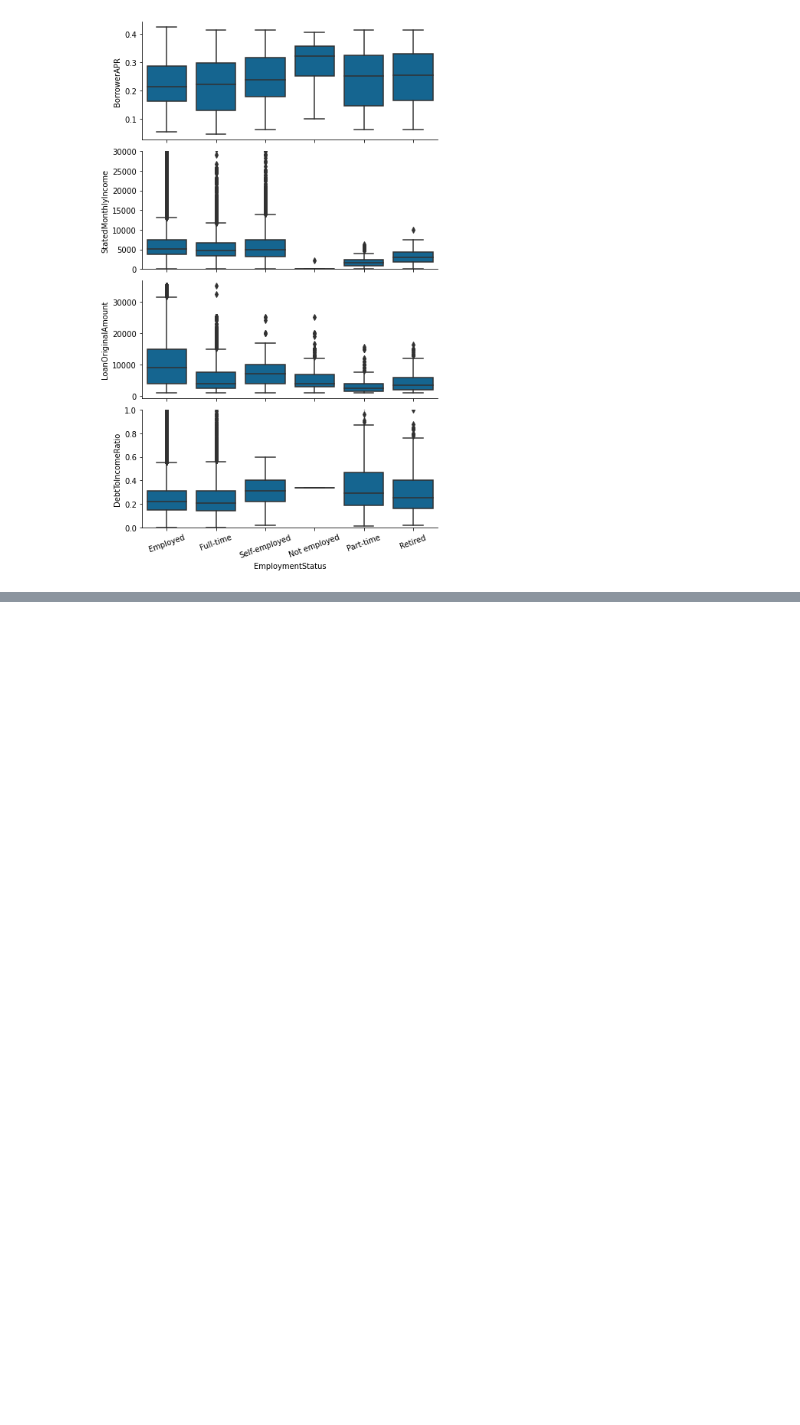
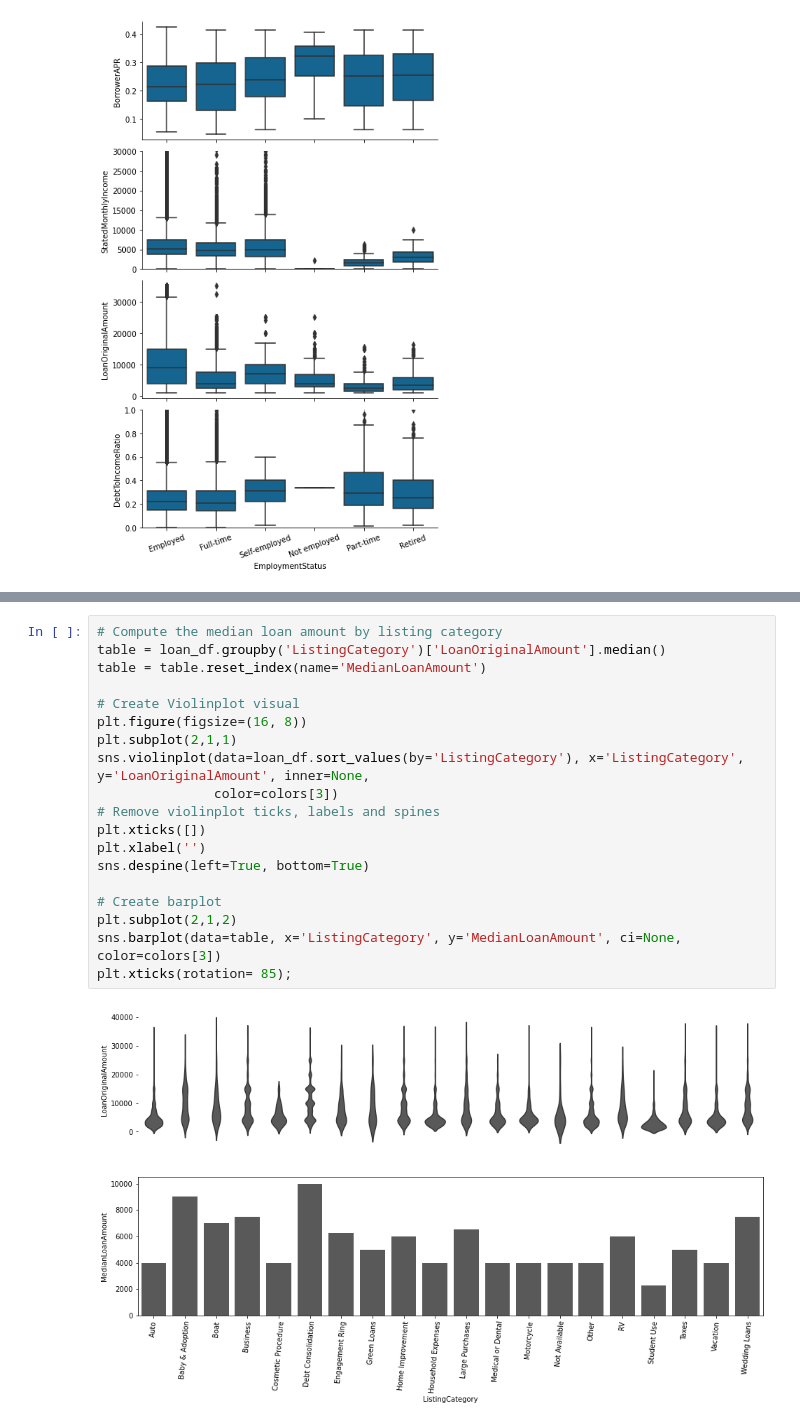
Before and after one commit to Lippins/Prosper-Loan-Data, a Jupyter notebook: exploration.ipynb, the cells around one changed output, grey strips where cells are left out. Drawn from its saved outputs; the diff is of its cells as text; blank space fills up the shorter version.

Commit message:
Bivariate: Explore median loan amounts

```diff
--- a/exploration.ipynb
+++ b/exploration.ipynb
@@ -714,0 +722,21 @@ plt.xticks(rotation=20);
+# %%
+# Compute the median loan amount by listing category
+table = loan_df.groupby('ListingCategory')['LoanOriginalAmount'].median()
+table = table.reset_index(name='MedianLoanAmount')
+
+# Create Violinplot visual
+plt.figure(figsize=(16, 8))
+plt.subplot(2,1,1)
+sns.violinplot(data=loan_df.sort_values(by='ListingCategory'), x='ListingCategory', y='LoanOriginalAmount', inner=None,
+               color=colors[3])
+# Remove violinplot ticks, labels and spines
+plt.xticks([])
+plt.xlabel('')
+sns.despine(left=True, bottom=True)
+
+# Create barplot
+plt.subplot(2,1,2)
+sns.barplot(data=table, x='ListingCategory', y='MedianLoanAmount', ci=None, color=colors[3])
+plt.xticks(rotation= 85);
+# %% [output]
+[figure, added]
```
Also changed, not shown: parts of 8 cells of this notebook.
